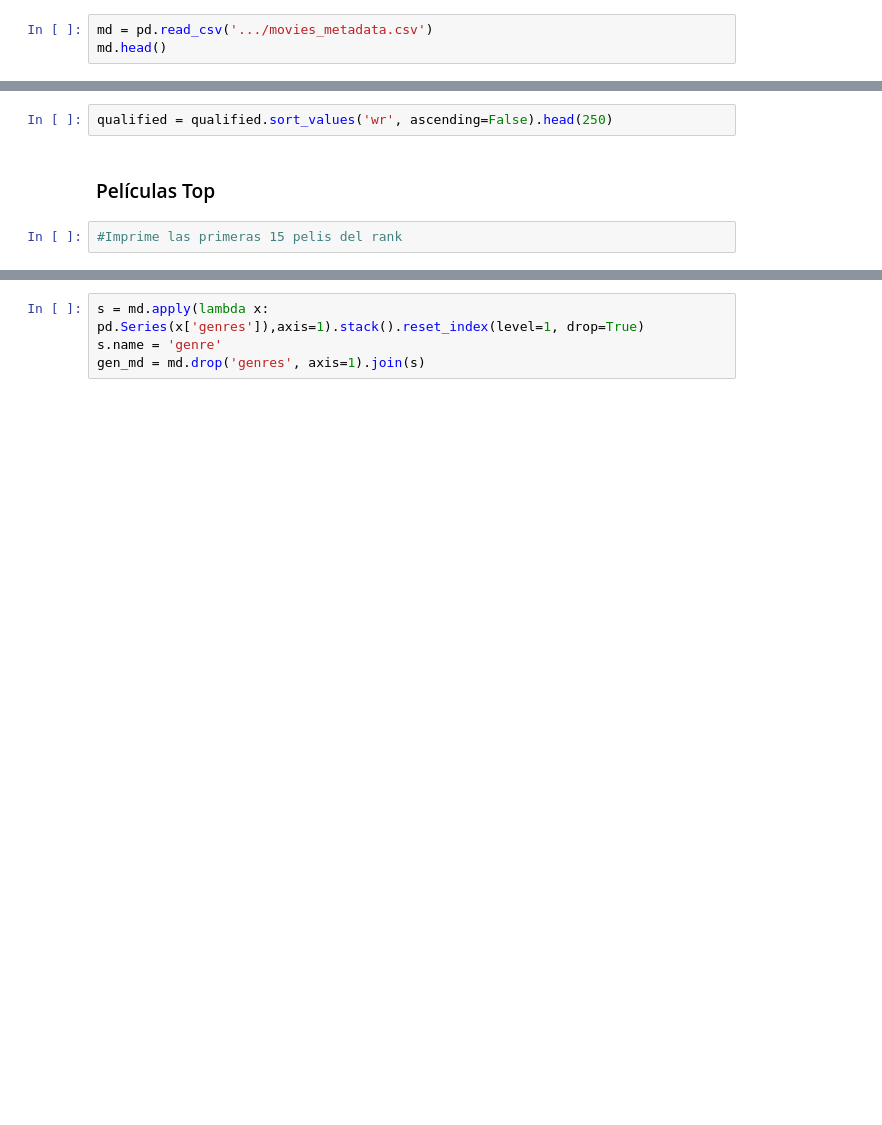
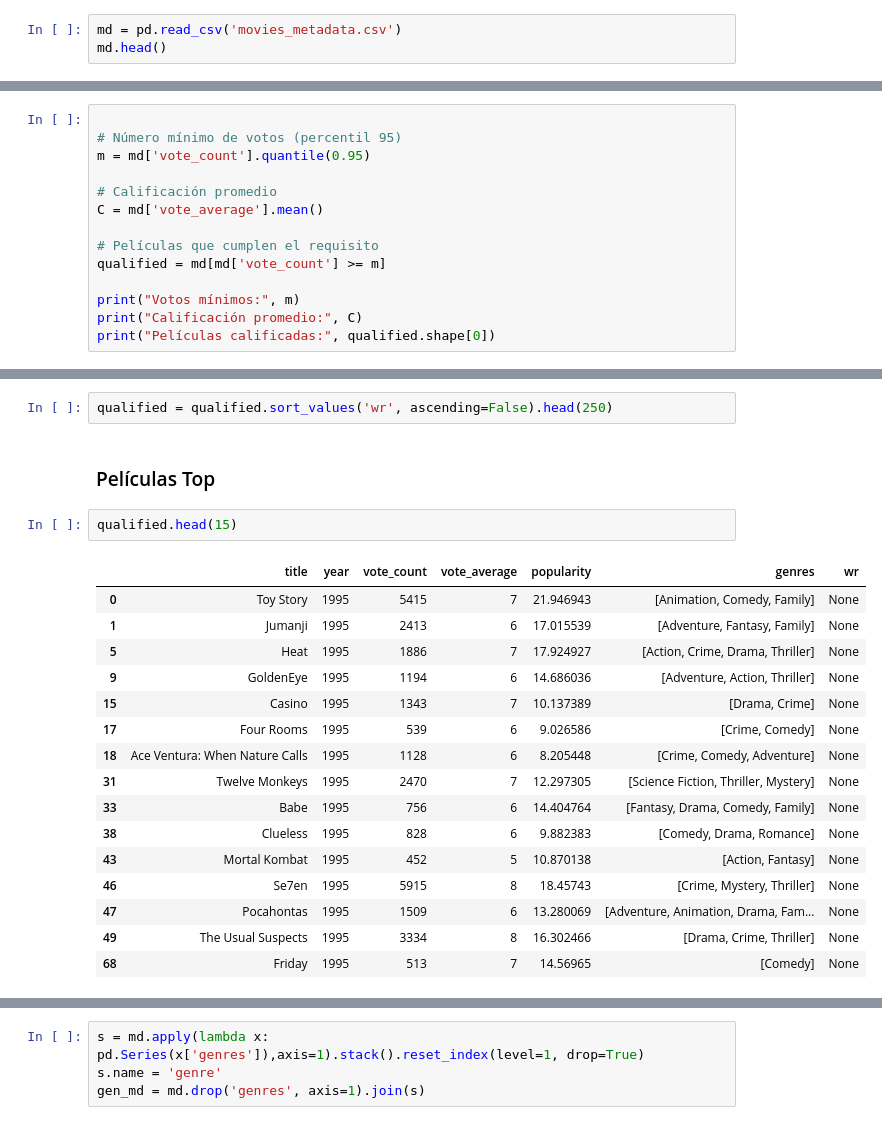
Before and after one commit to grethelhdezz/AnalisisMultivariado, a Jupyter notebook: Movie-Reco/Recomendador_Pelis-Activity-1.ipynb, the cells around one changed output, grey strips where cells are left out. Cells and saved outputs as stored; diff of their text form; blank space fills up the shorter version.

Commit message:
Complete movie recommendation activity

```diff
--- a/Movie-Reco/Recomendador_Pelis-Activity-1.ipynb
+++ b/Movie-Reco/Recomendador_Pelis-Activity-1.ipynb
@@ -54,5 +54,5 @@ La implementación de este modelo es extremadamente sencilla. Todo lo que debemo
 # %% [markdown]
 Cargar los datos
 # %%
-md = pd.read_csv('.../movies_metadata.csv')
+md = pd.read_csv('movies_metadata.csv')
 md.head()
@@ -92,3 +115,17 @@ Extracción del año:
 md['year'] = pd.to_datetime(md['release_date'], errors='coerce').apply(lambda x: str(x).split('-')[0] if x != np.nan else np.nan)
 # %% [markdown]
 Vamos a trabajar con el siguiente data frame:
+# %%
+
+# Número mínimo de votos (percentil 95)
+m = md['vote_count'].quantile(0.95)
+
+# Calificación promedio
+C = md['vote_average'].mean()
+
+# Películas que cumplen el requisito
+qualified = md[md['vote_count'] >= m]
+
+print("Votos mínimos:", m)
+print("Calificación promedio:", C)
+print("Películas calificadas:", qualified.shape[0])
@@ -111,5 +154,22 @@ qualified['wr'] = qualified.apply(weighted_rating, axis=1)
 qualified = qualified.sort_values('wr', ascending=False).head(250)
 # %% [markdown]
 ### Películas Top
-# %%
-#Imprime las primeras 15 pelis del rank
+# %%
+qualified.head(15)
+# %% [output]
+|  | title | year | vote_count | vote_average | popularity | genres | wr |
+| 0 | Toy Story | 1995 | 5415 | 7 | 21.946943 | [Animation, Comedy, Family] | None |
+| 1 | Jumanji | 1995 | 2413 | 6 | 17.015539 | [Adventure, Fantasy, Family] | None |
+| 5 | Heat | 1995 | 1886 | 7 | 17.924927 | [Action, Crime, Drama, Thriller] | None |
+| 9 | GoldenEye | 1995 | 1194 | 6 | 14.686036 | [Adventure, Action, Thriller] | None |
+| 15 | Casino | 1995 | 1343 | 7 | 10.137389 | [Drama, Crime] | None |
+| 17 | Four Rooms | 1995 | 539 | 6 | 9.026586 | [Crime, Comedy] | None |
+| 18 | Ace Ventura: When Nature Calls | 1995 | 1128 | 6 | 8.205448 | [Crime, Comedy, Adventure] | None |
+| 31 | Twelve Monkeys | 1995 | 2470 | 7 | 12.297305 | [Science Fiction, Thriller, Mystery] | None |
+| 33 | Babe | 1995 | 756 | 6 | 14.404764 | [Fantasy, Drama, Comedy, Family] | None |
+| 38 | Clueless | 1995 | 828 | 6 | 9.882383 | [Comedy, Drama, Romance] | None |
+| 43 | Mortal Kombat | 1995 | 452 | 5 | 10.870138 | [Action, Fantasy] | None |
+| 46 | Se7en | 1995 | 5915 | 8 | 18.45743 | [Crime, Mystery, Thriller] | None |
+| 47 | Pocahontas | 1995 | 1509 | 6 | 13.280069 | [Adventure, Animation, Drama, Fam... | None |
+| 49 | The Usual Suspects | 1995 | 3334 | 8 | 16.302466 | [Drama, Crime, Thriller] | None |
+| 68 | Friday | 1995 | 513 | 7 | 14.56965 | [Comedy] | None |
```
Also changed, not shown: parts of 27 cells of this notebook.
